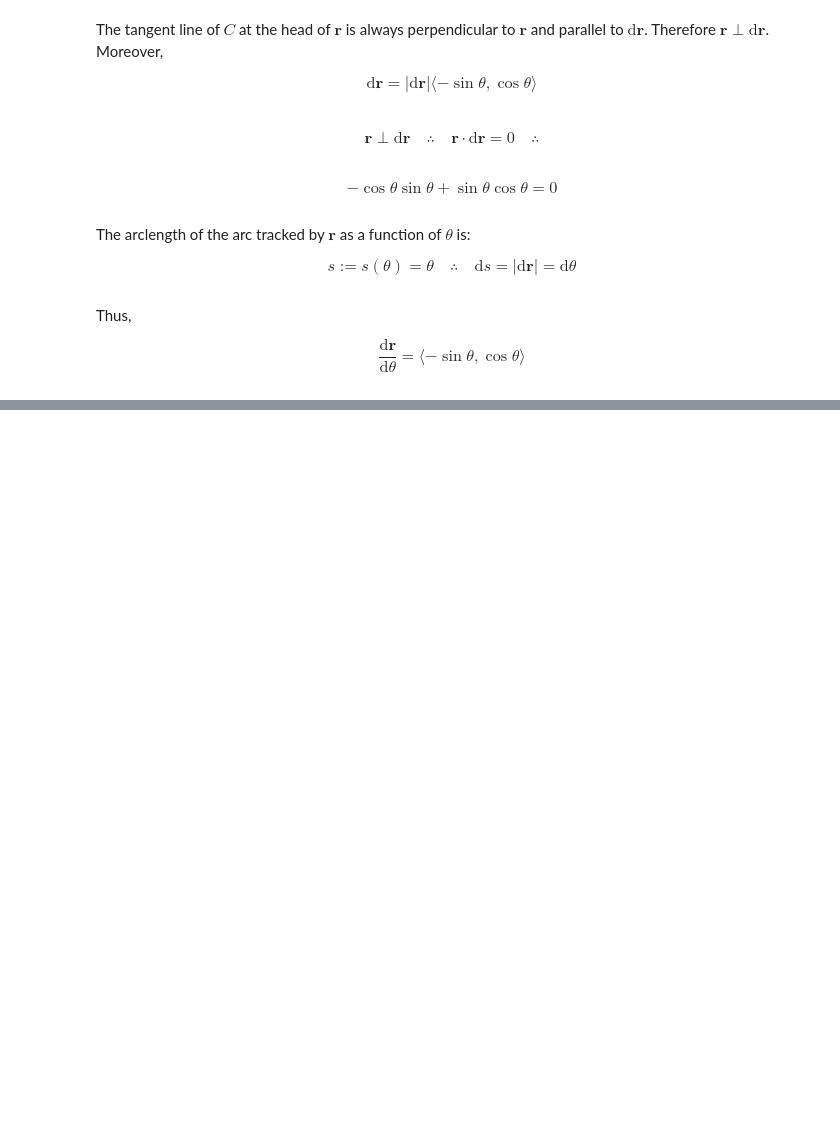
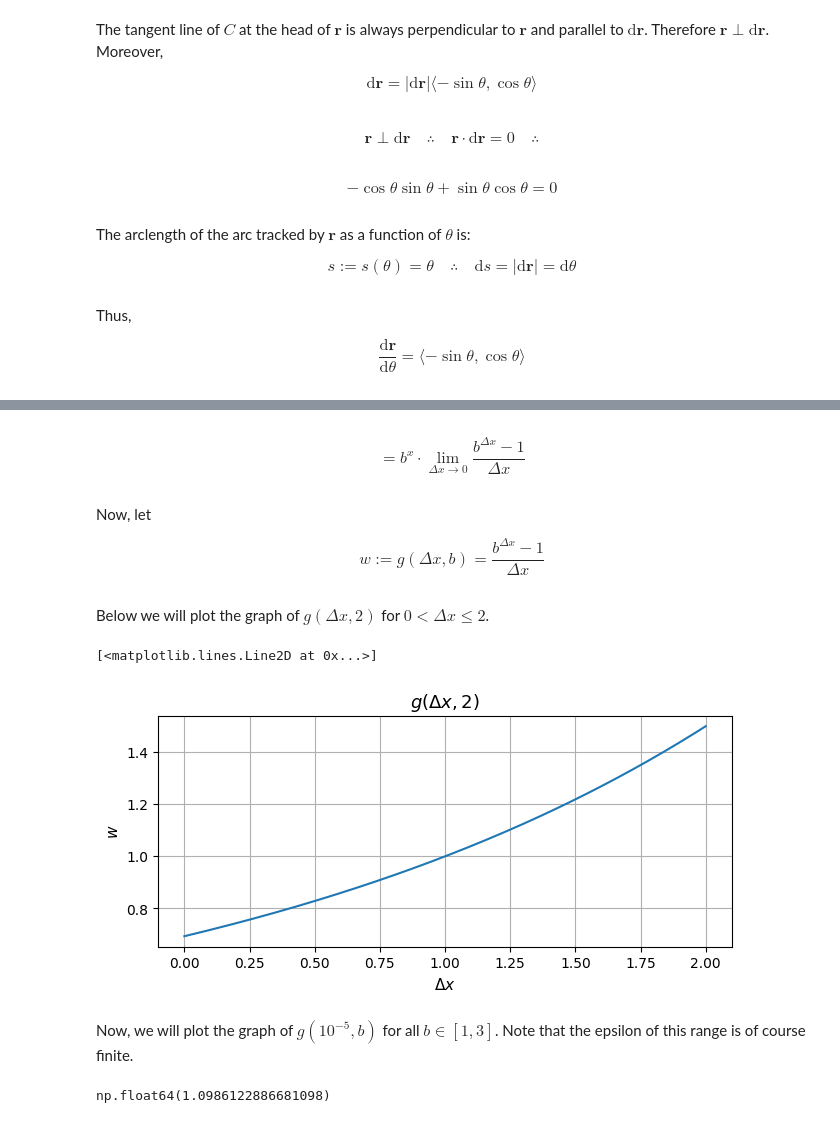
Before and after one commit to jordandll/Calculus, a Jupyter notebook: Derivatives.ipynb, the cells around one changed output, grey strips where cells are left out. Saved outputs shown, nothing was run; the diff lists cells and outputs as text; code cells hidden in the pictures; blank space fills up the shorter version.

```diff
--- a/Derivatives.ipynb
+++ b/Derivatives.ipynb
@@ -186,0 +225,10 @@ $$ \frac{\mathrm{d}\mathbf{r}}{\mathrm{d}\theta} = \langle -\sin\theta,\cos\thet
+# %% [markdown]
+\begin{equation}\tag{11.1}
+    = b^x\cdot\lim_{\Delta x\to 0}\frac{b^{\Delta x} - 1}{\Delta x}
+\end{equation}
+# %% [markdown]
+Now, let
+
+$$ w := g(\Delta x, b) = \frac{b^{\Delta x} - 1}{\Delta x}$$
+# %% [markdown]
+Below we will plot the graph of $g(\Delta x, 2)$ for $0 < \Delta x \le 2$.
@@ -186,0 +238,22 @@ $$ \frac{\mathrm{d}\mathbf{r}}{\mathrm{d}\theta} = \langle -\sin\theta,\cos\thet
+# %%
+b = 2
+x = np.linspace(1e-5,2,num=200)
+
+g = (b**x - 1)/x
+
+fig, ax = plt.subplots(figsize=(7.4,3))
+ax.set_title(r'$g(\Delta x,2)$',size=13)
+ax.set_xlabel(r'$\Delta x$',size=11)
+ax.set_ylabel(r'$w$',size=11)
+ax.grid()
+
+ax.plot(x,g)
+# %% [output]
+[<matplotlib.lines.Line2D at 0x...>]
+[figure, added]
+# %% [markdown]
+Now, we will plot the graph of $g(10^{-5}, b)$ for all $b\in [1,3]$.  Note that the epsilon of this range is of course finite.
+# %%
+np.log(3)
+# %% [output]
+np.float64(1.0986122886681098)
```
Also changed, not shown: parts of 25 cells of this notebook.
